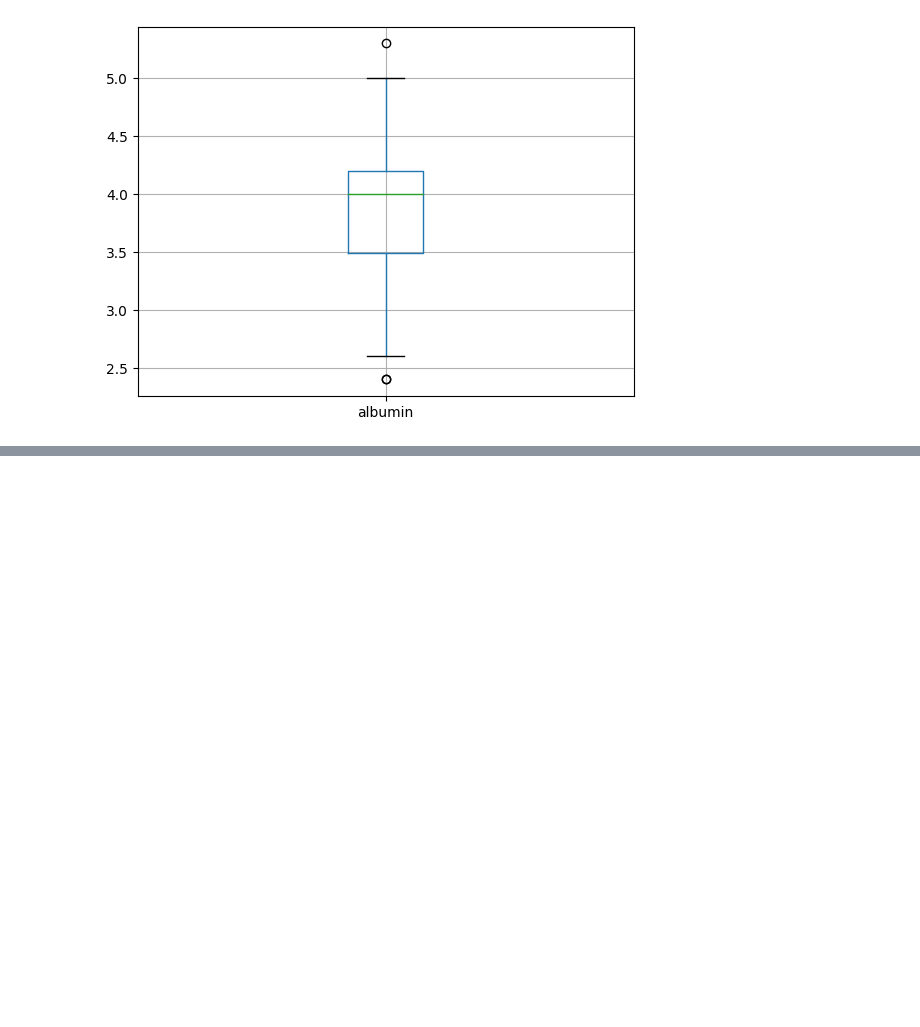
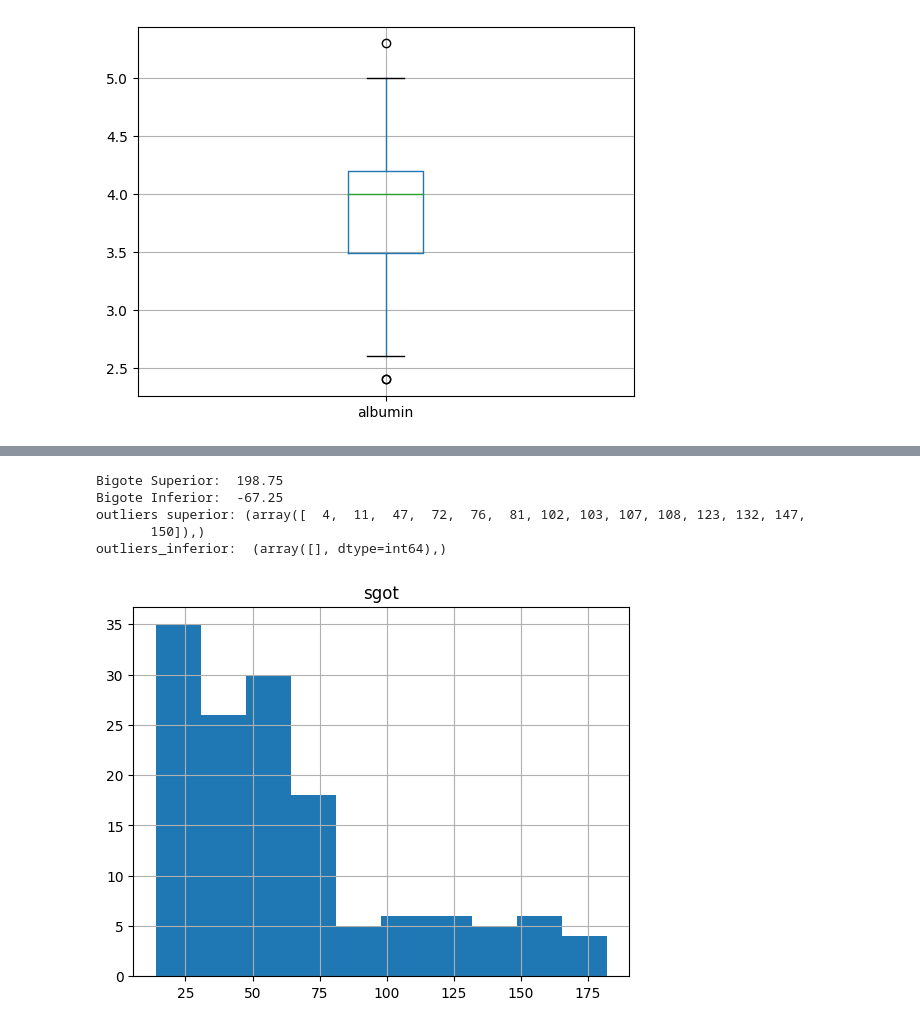
Before and after one commit to RDLL/curso_mineria_de_datos, a Jupyter notebook: Tarea2.ipynb, the cells around one changed output, grey strips where cells are left out. Saved outputs shown, nothing was run; the diff lists cells and outputs as text; code cells hidden in the pictures; blank space fills up the shorter version.

```diff
--- a/Tarea2.ipynb
+++ b/Tarea2.ipynb
@@ -101,0 +126,12 @@ boxplot = df.boxplot(column=['albumin'])
+# %%
+eliminate_outliers('sgot',qrt_sgot,iqr_sgot)
+# %% [output]
+Bigote Superior:  198.75
+Bigote Inferior:  -67.25
+outliers superior: (array([  4,  11,  47,  72,  76,  81, 102, 103, 107, 108, 123, 132, 147,
+       150]),)
+outliers_inferior:  (array([], dtype=int64),)
+# %%
+histo = df.hist(column='sgot')
+# %% [output]
+[figure, added]
```
Also changed, not shown: parts of 18 cells of this notebook.
